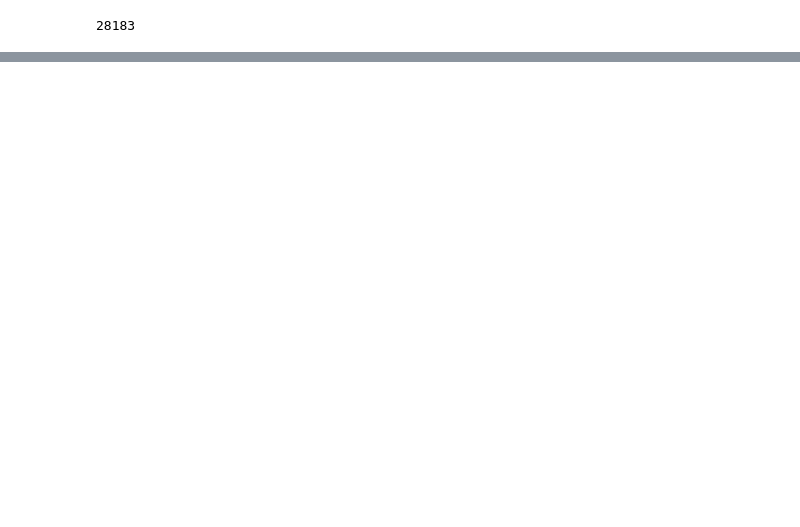
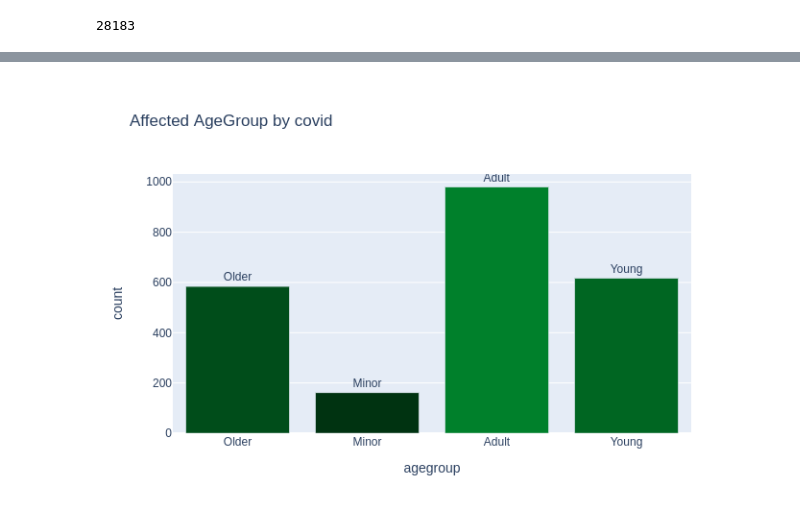
Before and after one commit to siddhusalvi/Covid-Data-Visualization, a Jupyter notebook: Covid_Data_Visualisation_using_Python.ipynb, the cells around one changed output, grey strips where cells are left out. Drawn from its saved outputs; the diff is of its cells as text; code cells hidden in the pictures; blank space fills up the shorter version.

Commit message:
[Siddhesh] Done : Bar and Pie chart

```diff
--- a/Covid_Data_Visualisation_using_Python.ipynb
+++ b/Covid_Data_Visualisation_using_Python.ipynb
@@ -90,6 +72,7 @@ Affectd Age Group
 # %%
-affectedAgeGroupDF = covidDF.withColumn("age",col("agebracket").cast("Integer"))\
-.withColumn("agegroup",when(col("age") < 15,"Minor").when(col("age")< 30,"Young")\
-.when(col("age")< 51,"Adult").when(col("age")> 50,"Older"))\
+ageGroupDF = covidDF.withColumn("age",col("agebracket").cast("Integer"))\
+.withColumn("agegroup",when(col("age") < 15,"Minor").when(col("age")< 30,"Young").when(col("age")< 51,"Adult").when(col("age")> 50,"Older"))\
 .filter(col('agegroup') != "null" )\
 .groupby('agegroup').count()
+
+ageGroupDF.show()
@@ -131 +88,12 @@ affectAgeCount = affectedAgeGroupDF.toPandas()['count']
+# %%
+ageGroupPDF = ageGroupDF.toPandas()
+# %%
+colors = ['#004d1a','#003311','#00802b','#006622']
+import plotly.express as px
+fig = px.bar(ageGroupPDF,x='agegroup', y='count',title="Affected AgeGroup by covid",text='agegroup')
+fig.update_traces(textposition='outside',marker_color=colors)
+fig.update_layout(uniformtext_minsize=8, uniformtext_mode='hide')
+fig.show('png')
+# %% [output]
+[figure, added]
 # %%
```
Also changed, not shown: parts of 27 cells of this notebook.
